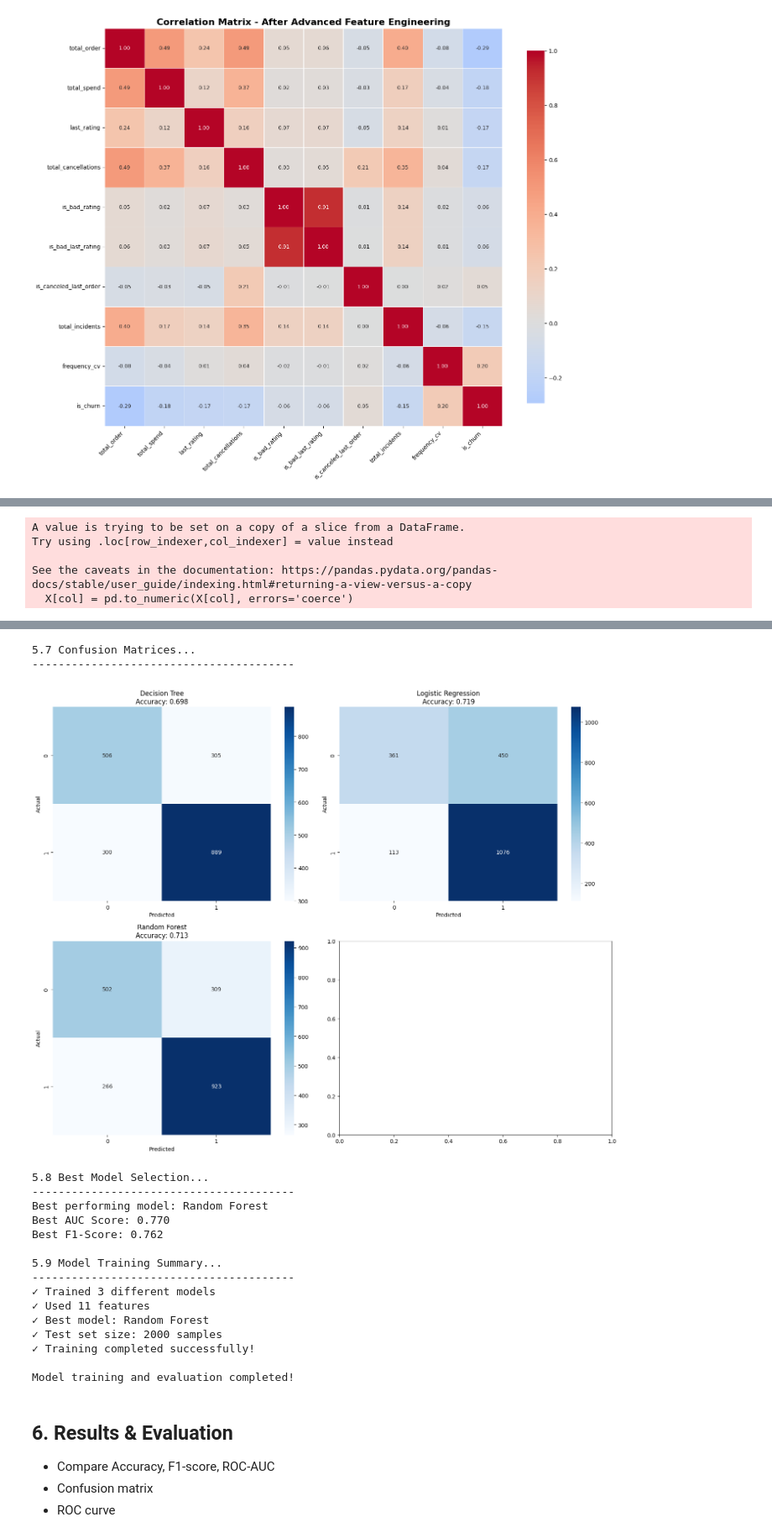
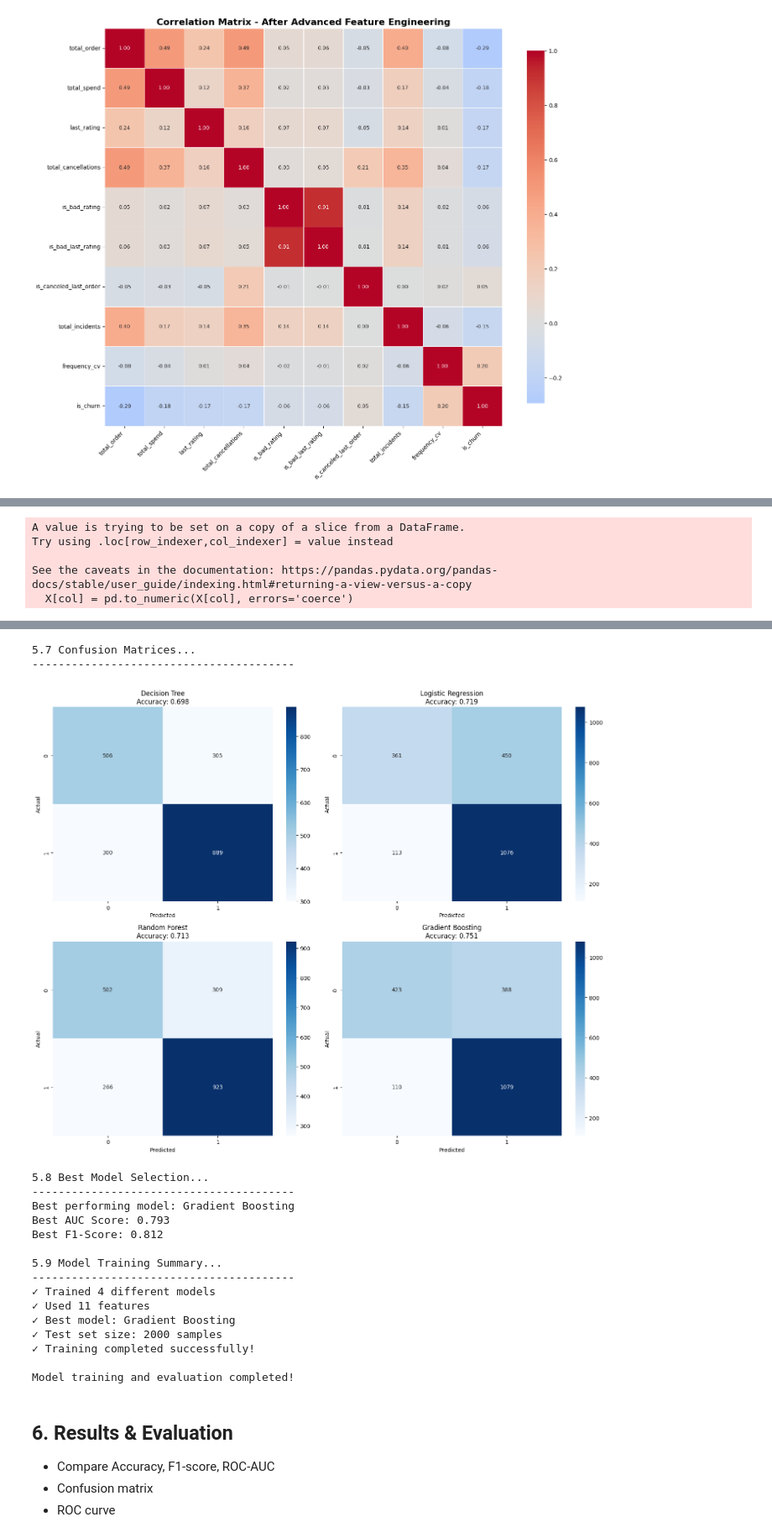
Before and after one commit to hoangop/ML_unsupervised_final_project, a Jupyter notebook: notebook/final_project.ipynb, the cells around one changed output, grey strips where cells are left out. Shown at 84% size. Drawn from its saved outputs; the diff is of its cells as text; code cells hidden in the pictures.

Commit message:
Update notebook: Add GradientBoostingClassifier, fix kernel issues, and reorganize model training section

```diff
--- a/notebook/final_project.ipynb
+++ b/notebook/final_project.ipynb
@@ -497,36 +402,25 @@ feature_columns = [col for col in customer_features.columns if col not in ['cust
 X = customer_features[feature_columns]
 y = customer_features['is_churn']
 
-
 # Fix missing data Convert all features to numeric, coercing errors to NaN
 for col in X.columns:
     X[col] = pd.to_numeric(X[col], errors='coerce')
 X = X.fillna(0)
 
-
 # Split data into train and test sets
 X_train, X_test, y_train, y_test = train_test_split(X, y, test_size=0.2, random_state=42, stratify=y)
-
-print(f"Training set: {X_train.shape[0]} samples")
-print(f"Test set: {X_test.shape[0]} samples")
-print(f"Train churn rate: {y_train.mean():.2%}")
-print(f"Test churn rate: {y_test.mean():.2%}")
-print()
 
 # Scale features for Logistic Regression
 scaler = StandardScaler()
 X_train_scaled = scaler.fit_transform(X_train)
 X_test_scaled = scaler.transform(X_test)
 # 5.3 Model Training and Evaluation
-print("5.3 Model Training and Evaluation...")
-print("-" * 50)
-
 # Initialize models
 models = {
     'Decision Tree': DecisionTreeClassifier(random_state=42),
     'Logistic Regression': LogisticRegression(random_state=42, max_iter=1000),
     'Random Forest': RandomForestClassifier(random_state=42, n_estimators=100),
-    'XGBoost': XGBClassifier(random_state=42, eval_metric='logloss')
+    'Gradient Boosting': GradientBoostingClassifier(random_state=42, n_estimators=100, learning_rate=0.1)
 }
 
 # Store results
@@ -626,12 +520,14 @@ if importance_data:
         print(f"{row['Feature']:<25s}: {row['Importance']:.3f}")
     print()
 
-    print("Top 10 Most Important Features (XGBoost):")
+    print("Top 10 Most Important Features (Gradient Boosting):")
     print("-" * 50)
-    xgb_importance = importance_df[importance_df['Model'] == 'XGBoost'].sort_values('Importance', ascending=False)
-    for i, row in xgb_importance.head(10).iterrows():
+    gb_importance = importance_df[importance_df['Model'] == 'Gradient Boosting'].sort_values('Importance', ascending=False)
+    for i, row in gb_importance.head(10).iterrows():
         print(f"{row['Feature']:<25s}: {row['Importance']:.3f}")
     print()
+
+
 
 # 5.6 ROC Curves Visualization
 print("5.6 ROC Curves Visualization...")
@@ -723,17 +619,17 @@ Training Decision Tree...
 5.7 Confusion Matrices...
 ----------------------------------------
-[figure, old version]
+[figure, new version]
 5.8 Best Model Selection...
 ----------------------------------------
-Best performing model: Random Forest
-Best AUC Score: 0.770
-Best F1-Score: 0.762
+Best performing model: Gradient Boosting
+Best AUC Score: 0.793
+Best F1-Score: 0.812
 
 5.9 Model Training Summary...
 ----------------------------------------
-✓ Trained 3 different models
+✓ Trained 4 different models
 ✓ Used 11 features
-✓ Best model: Random Forest
+✓ Best model: Gradient Boosting
 ✓ Test set size: 2000 samples
 ✓ Training completed successfully!
 
```
Also changed, not shown: parts of 14 cells of this notebook, 4 other files.
